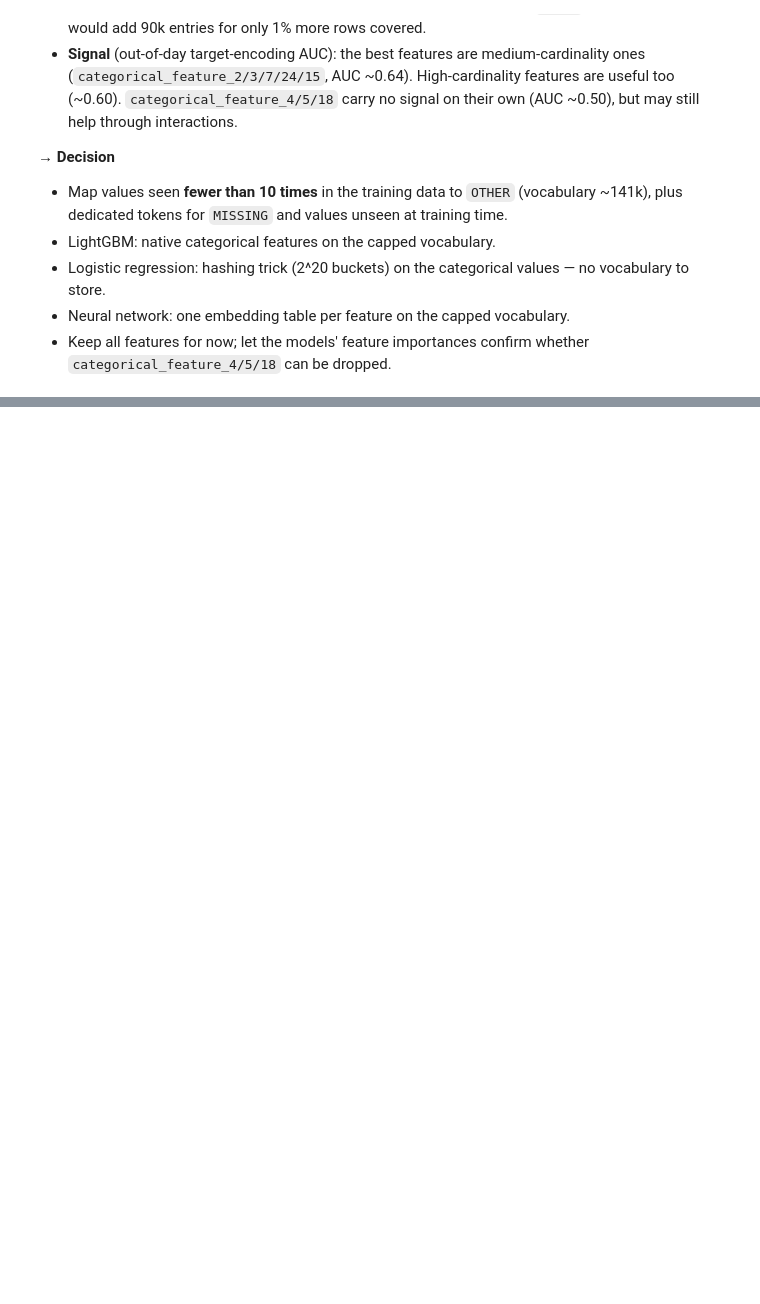
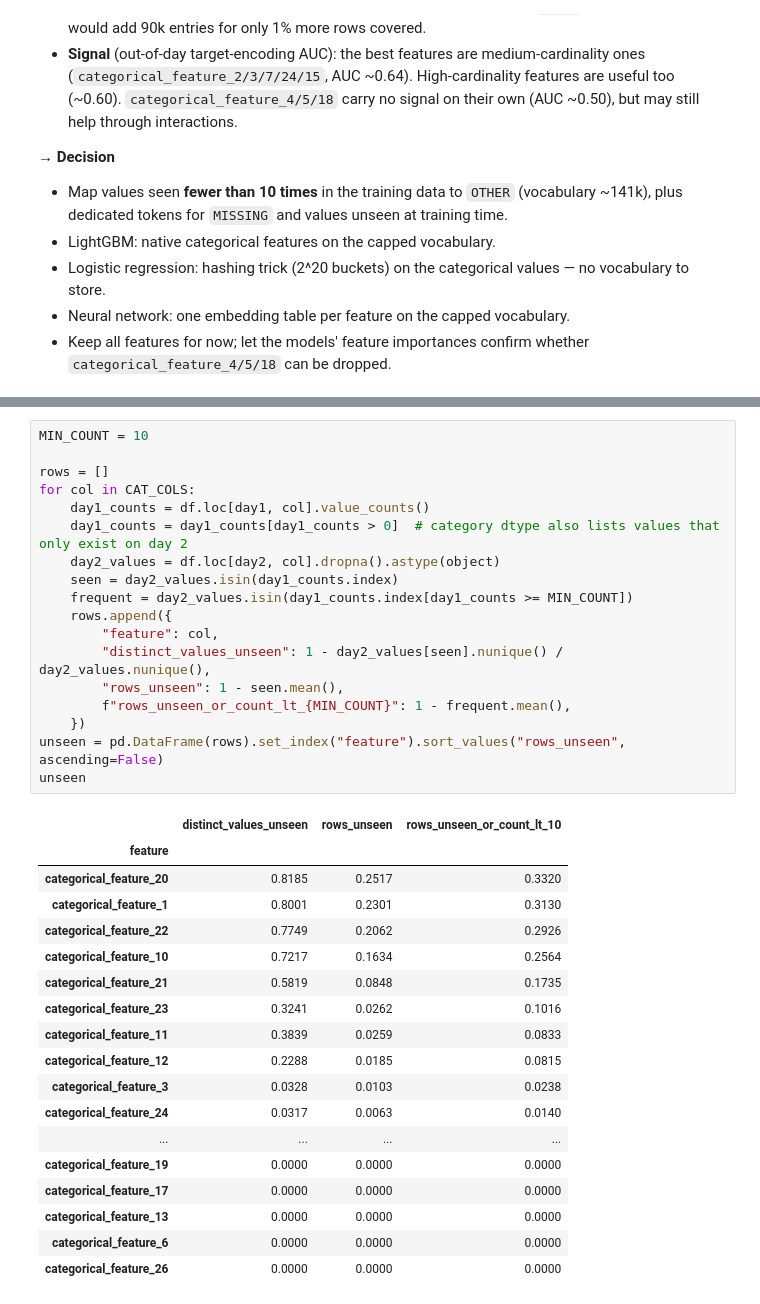
Before and after one commit to Mam-s/ctr_criteo, a Jupyter notebook: notebooks/exploration.ipynb, the cells around one changed output, grey strips where cells are left out. Drawn from its saved outputs; the diff is of its cells as text; blank space fills up the shorter version.

Commit message:
eda: unseen categorical values across days

```diff
--- a/notebooks/exploration.ipynb
+++ b/notebooks/exploration.ipynb
@@ -498,0 +503,37 @@ pd.DataFrame(rows).set_index("min_count")
+# %%
+MIN_COUNT = 10
+
+rows = []
+for col in CAT_COLS:
+    day1_counts = df.loc[day1, col].value_counts()
+    day1_counts = day1_counts[day1_counts > 0]  # category dtype also lists values that only exist on day 2
+    day2_values = df.loc[day2, col].dropna().astype(object)
+    seen = day2_values.isin(day1_counts.index)
+    frequent = day2_values.isin(day1_counts.index[day1_counts >= MIN_COUNT])
+    rows.append({
+        "feature": col,
+        "distinct_values_unseen": 1 - day2_values[seen].nunique() / day2_values.nunique(),
+        "rows_unseen": 1 - seen.mean(),
+        f"rows_unseen_or_count_lt_{MIN_COUNT}": 1 - frequent.mean(),
+    })
+unseen = pd.DataFrame(rows).set_index("feature").sort_values("rows_unseen", ascending=False)
+unseen
+# %% [output]
+|  | distinct_values_unseen | rows_unseen | rows_unseen_or_count_lt_10 |
+| feature |  |  |  |
+| categorical_feature_20 | 0.8185 | 0.2517 | 0.3320 |
+| categorical_feature_1 | 0.8001 | 0.2301 | 0.3130 |
+| categorical_feature_22 | 0.7749 | 0.2062 | 0.2926 |
+| categorical_feature_10 | 0.7217 | 0.1634 | 0.2564 |
+| categorical_feature_21 | 0.5819 | 0.0848 | 0.1735 |
+| categorical_feature_23 | 0.3241 | 0.0262 | 0.1016 |
+| categorical_feature_11 | 0.3839 | 0.0259 | 0.0833 |
+| categorical_feature_12 | 0.2288 | 0.0185 | 0.0815 |
+| categorical_feature_3 | 0.0328 | 0.0103 | 0.0238 |
+| categorical_feature_24 | 0.0317 | 0.0063 | 0.0140 |
+| ... | ... | ... | ... |
+| categorical_feature_19 | 0.0000 | 0.0000 | 0.0000 |
+| categorical_feature_17 | 0.0000 | 0.0000 | 0.0000 |
+| categorical_feature_13 | 0.0000 | 0.0000 | 0.0000 |
+| categorical_feature_6 | 0.0000 | 0.0000 | 0.0000 |
+| categorical_feature_26 | 0.0000 | 0.0000 | 0.0000 |
```
Also changed, not shown: parts of 3 cells of this notebook.
